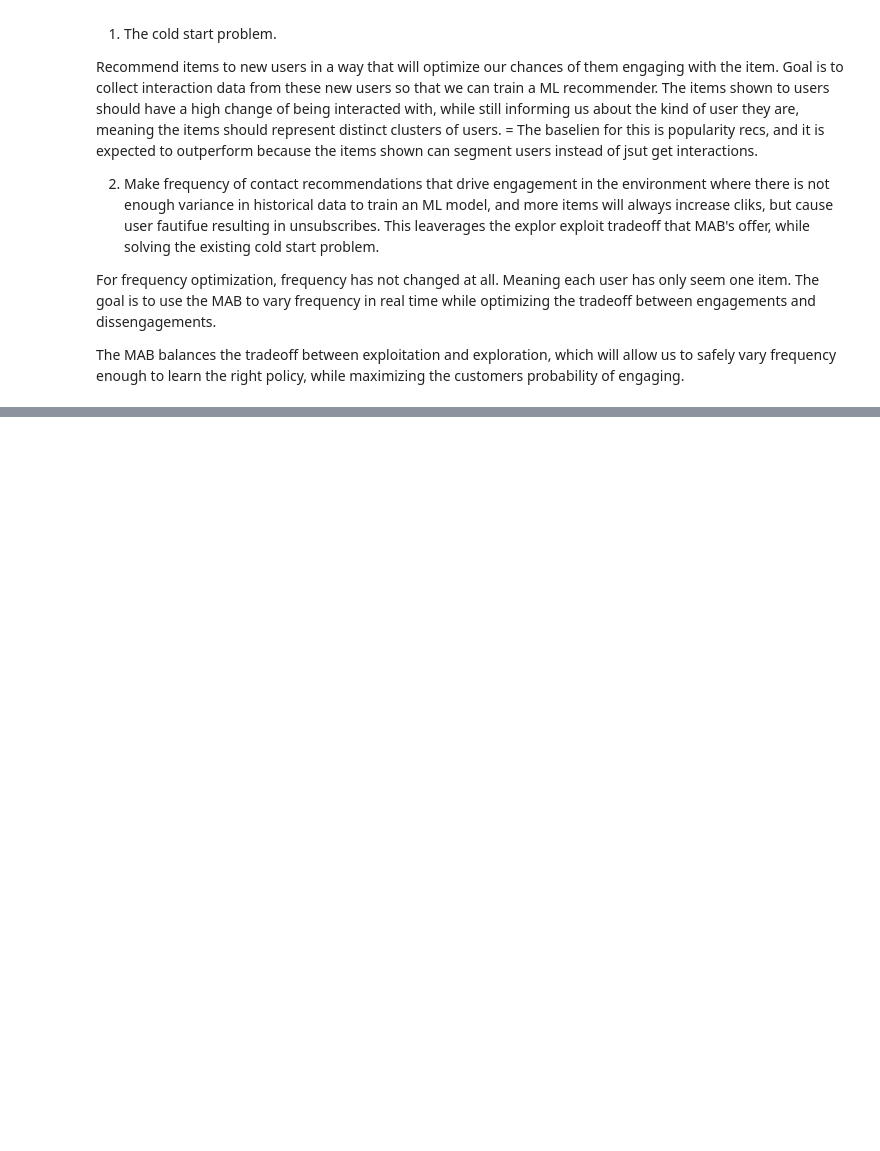
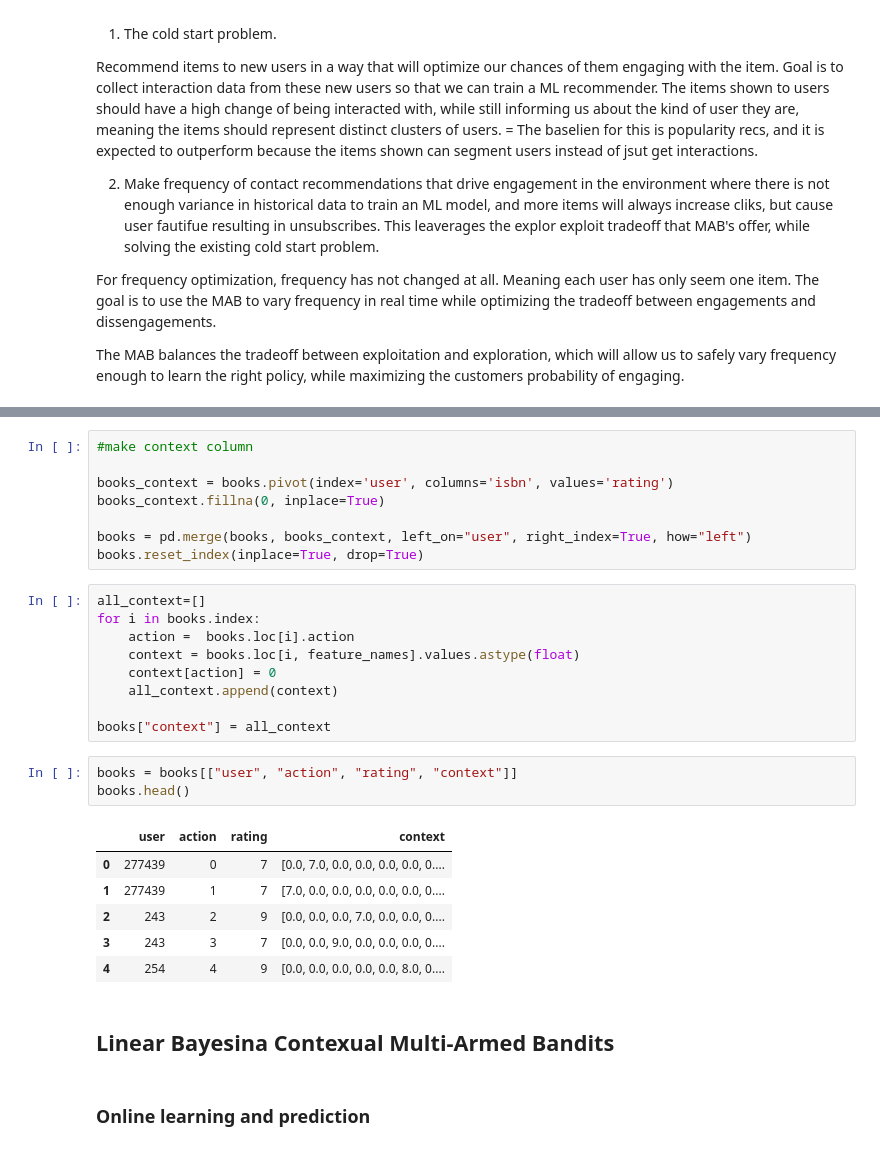
Before and after one commit to statisticianinstilettos/recommender_engines, a Jupyter notebook: MultiArmedBandit.ipynb, the cells around one changed output, grey strips where cells are left out. Cells and saved outputs as stored; diff of their text form; blank space fills up the shorter version.

```diff
--- a/MultiArmedBandit.ipynb
+++ b/MultiArmedBandit.ipynb
@@ -92,0 +152,31 @@ books.head()
+# %%
+#make context column
+
+books_context = books.pivot(index='user', columns='isbn', values='rating')
+books_context.fillna(0, inplace=True)
+
+books = pd.merge(books, books_context, left_on="user", right_index=True, how="left")
+books.reset_index(inplace=True, drop=True)
+# %%
+all_context=[]
+for i in books.index:
+    action =  books.loc[i].action
+    context = books.loc[i, feature_names].values.astype(float)
+    context[action] = 0
+    all_context.append(context)
+
+books["context"] = all_context
+# %%
+books = books[["user", "action", "rating", "context"]]
+books.head()
+# %% [output]
+|  | user | action | rating | context |
+| 0 | 277439 | 0 | 7 | [0.0, 7.0, 0.0, 0.0, 0.0, 0.0, 0.... |
+| 1 | 277439 | 1 | 7 | [7.0, 0.0, 0.0, 0.0, 0.0, 0.0, 0.... |
+| 2 | 243 | 2 | 9 | [0.0, 0.0, 0.0, 7.0, 0.0, 0.0, 0.... |
+| 3 | 243 | 3 | 7 | [0.0, 0.0, 9.0, 0.0, 0.0, 0.0, 0.... |
+| 4 | 254 | 4 | 9 | [0.0, 0.0, 0.0, 0.0, 0.0, 8.0, 0.... |
+# %% [markdown]
+## Linear Bayesina Contexual Multi-Armed Bandits
+# %% [markdown]
+### Online learning and prediction
```
Also changed, not shown: parts of 17 cells of this notebook, 1 other file.
